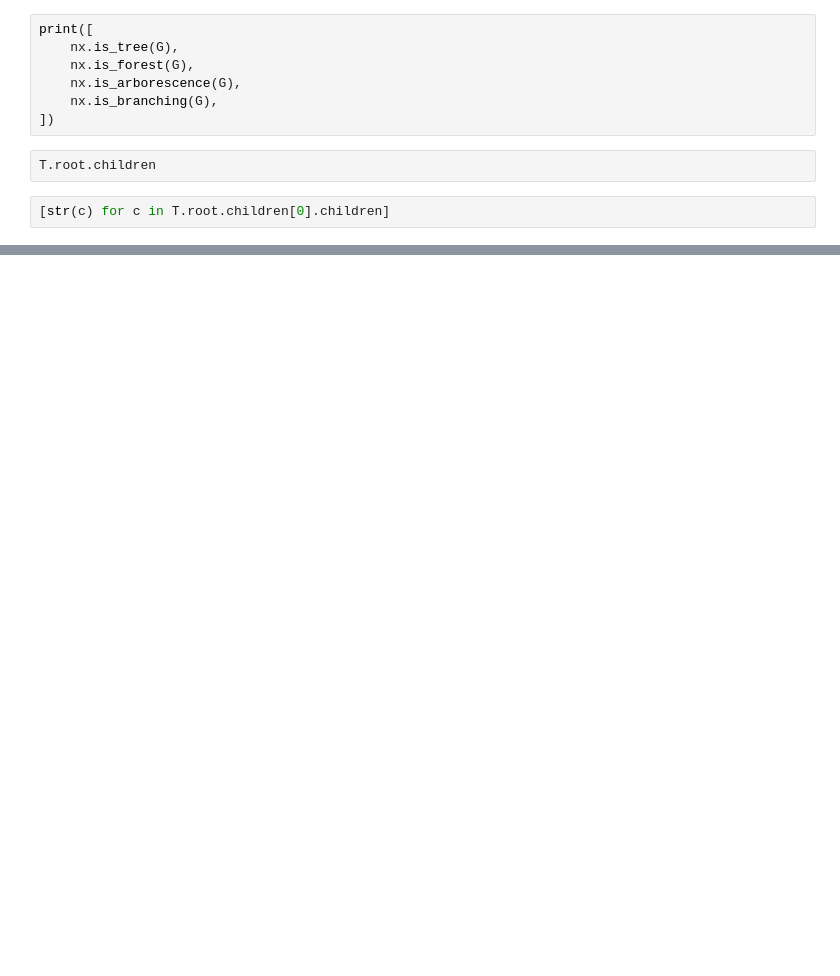
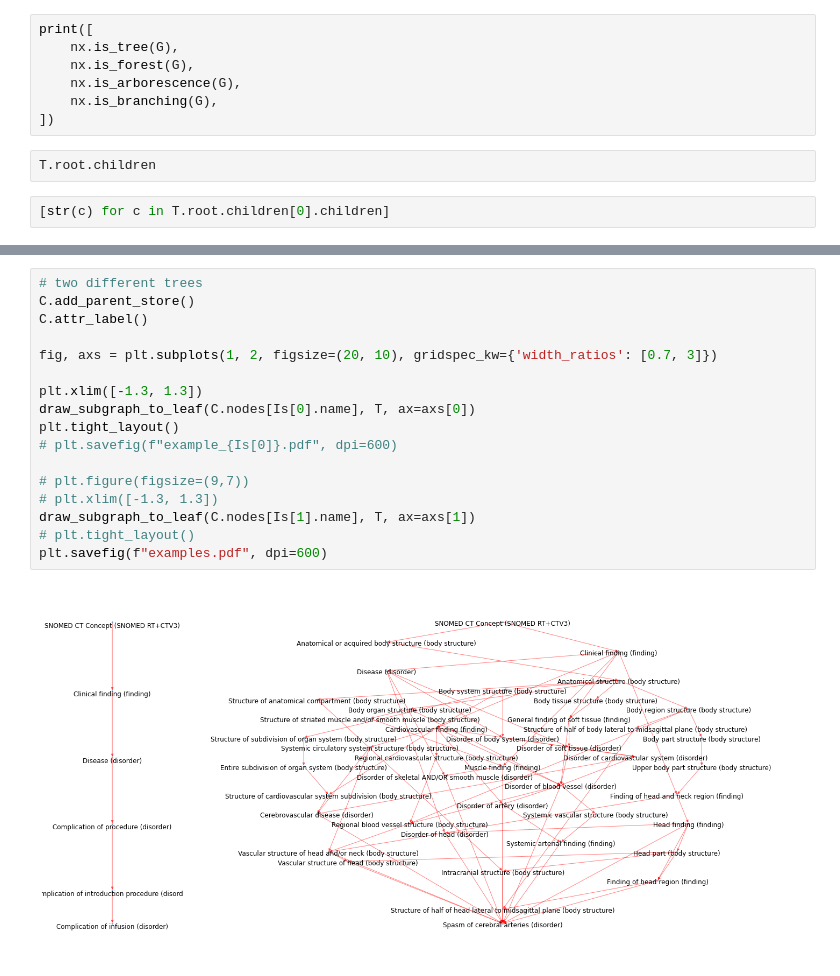
Before and after one commit to SeanMcCarren/visualizing-side-effects, a Jupyter notebook: example.ipynb, the cells around one changed output, grey strips where cells are left out. Drawn from its saved outputs; the diff is of its cells as text; blank space fills up the shorter version.

```diff
--- a/example.ipynb
+++ b/example.ipynb
@@ -116,0 +249,19 @@ T.root.children
+# %%
+# two different trees
+C.add_parent_store()
+C.attr_label()
+
+fig, axs = plt.subplots(1, 2, figsize=(20, 10), gridspec_kw={'width_ratios': [0.7, 3]})
+
+plt.xlim([-1.3, 1.3])
+draw_subgraph_to_leaf(C.nodes[Is[0].name], T, ax=axs[0])
+plt.tight_layout()
+# plt.savefig(f"example_{Is[0]}.pdf", dpi=600)
+
+# plt.figure(figsize=(9,7))
+# plt.xlim([-1.3, 1.3])
+draw_subgraph_to_leaf(C.nodes[Is[1].name], T, ax=axs[1])
+# plt.tight_layout()
+plt.savefig(f"examples.pdf", dpi=600)
+# %% [output]
+[figure, added]
```
Also changed, not shown: parts of 16 cells of this notebook.
